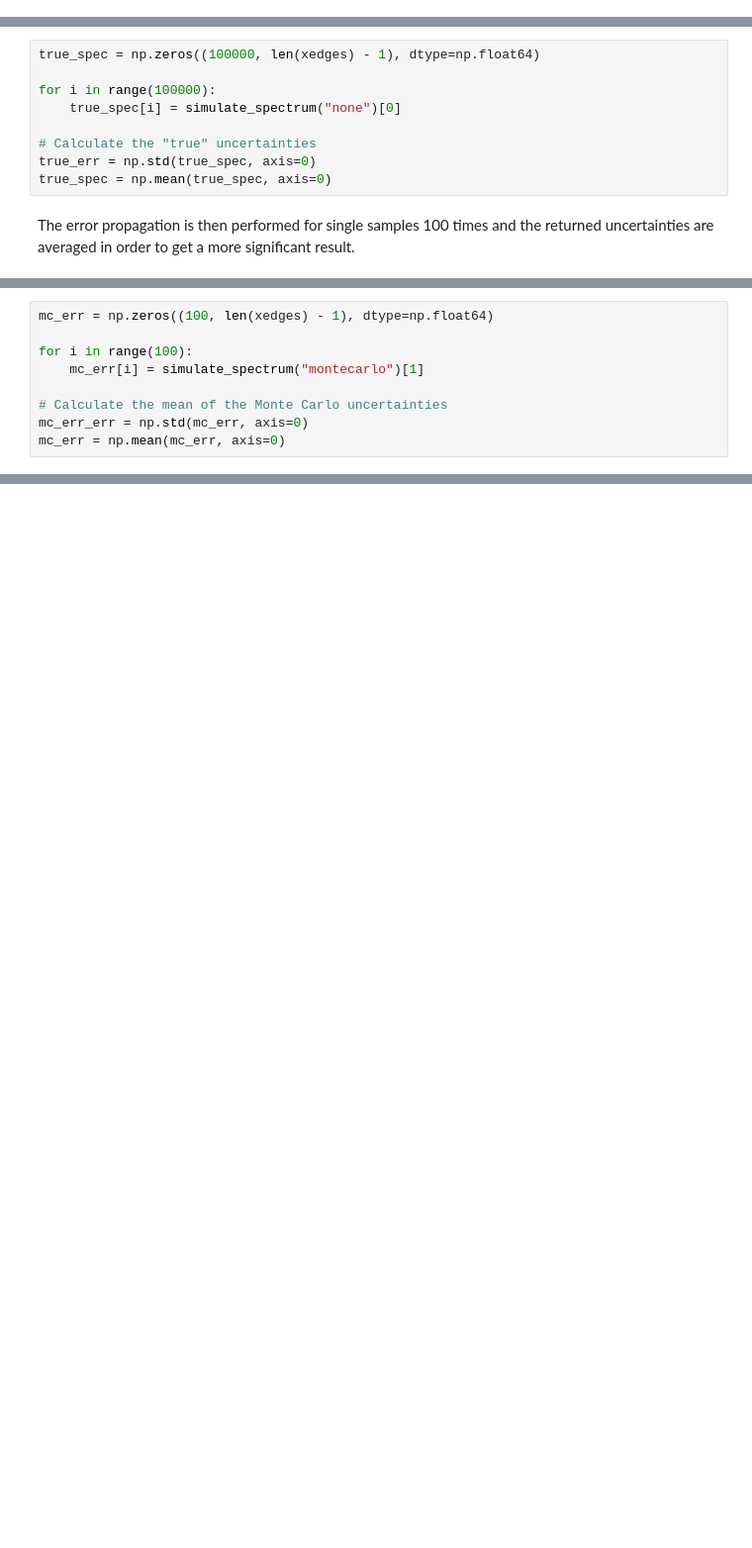
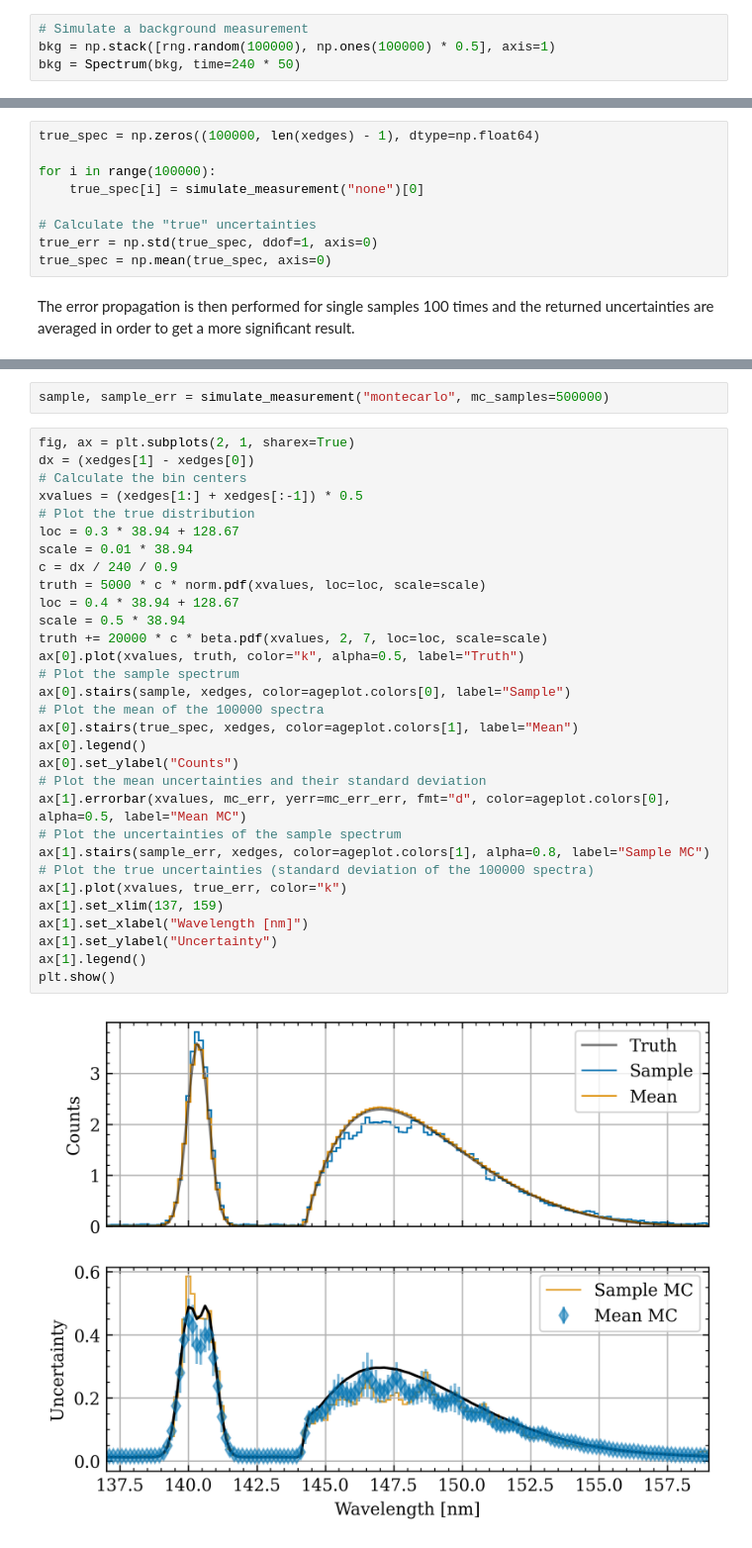
Before and after one commit to adryyan/agepy, a Jupyter notebook: docs/_notebooks/validate_error_prop.ipynb, the cells around one changed output, grey strips where cells are left out. Shown: that part at 99% size. Saved outputs shown, nothing was run; the diff lists cells and outputs as text; blank space fills up the shorter version.

```diff
--- a/docs/_notebooks/validate_error_prop.ipynb
+++ b/docs/_notebooks/validate_error_prop.ipynb
@@ -26 +29,5 @@ rng = np.random.default_rng()
+# %%
+# Simulate a background measurement
+bkg = np.stack([rng.random(100000), np.ones(100000) * 0.5], axis=1)
+bkg = Spectrum(bkg, time=240 * 50)
 # %% [markdown]
@@ -73,10 +86,10 @@ standard deviation of the 100000 spectra.
 true_spec = np.zeros((100000, len(xedges) - 1), dtype=np.float64)
 
 for i in range(100000):
-    true_spec[i] = simulate_spectrum("none")[0]
+    true_spec[i] = simulate_measurement("none")[0]
 
 # Calculate the "true" uncertainties
-true_err = np.std(true_spec, axis=0)
+true_err = np.std(true_spec, ddof=1, axis=0)
 true_spec = np.mean(true_spec, axis=0)
 # %% [markdown]
 The error propagation is then performed for single samples 100 times and
@@ -94,9 +106,0 @@ jacobi_err = np.mean(jacobi_err, axis=0)
-# %%
-mc_err = np.zeros((100, len(xedges) - 1), dtype=np.float64)
-
-for i in range(100):
-    mc_err[i] = simulate_spectrum("montecarlo")[1]
-
-# Calculate the mean of the Monte Carlo uncertainties
-mc_err_err = np.std(mc_err, axis=0)
-mc_err = np.mean(mc_err, axis=0)
@@ -131,0 +110,35 @@ method is however significantly faster and requires less memory.
+# %%
+sample, sample_err = simulate_measurement("montecarlo", mc_samples=500000)
+# %%
+fig, ax = plt.subplots(2, 1, sharex=True)
+dx = (xedges[1] - xedges[0])
+# Calculate the bin centers
+xvalues = (xedges[1:] + xedges[:-1]) * 0.5
+# Plot the true distribution
+loc = 0.3 * 38.94 + 128.67
+scale = 0.01 * 38.94
+c = dx / 240 / 0.9
+truth = 5000 * c * norm.pdf(xvalues, loc=loc, scale=scale)
+loc = 0.4 * 38.94 + 128.67
+scale = 0.5 * 38.94
+truth += 20000 * c * beta.pdf(xvalues, 2, 7, loc=loc, scale=scale)
+ax[0].plot(xvalues, truth, color="k", alpha=0.5, label="Truth")
+# Plot the sample spectrum
+ax[0].stairs(sample, xedges, color=ageplot.colors[0], label="Sample")
+# Plot the mean of the 100000 spectra
+ax[0].stairs(true_spec, xedges, color=ageplot.colors[1], label="Mean")
+ax[0].legend()
+ax[0].set_ylabel("Counts")
+# Plot the mean uncertainties and their standard deviation
+ax[1].errorbar(xvalues, mc_err, yerr=mc_err_err, fmt="d", color=ageplot.colors[0], alpha=0.5, label="Mean MC")
+# Plot the uncertainties of the sample spectrum
+ax[1].stairs(sample_err, xedges, color=ageplot.colors[1], alpha=0.8, label="Sample MC")
+# Plot the true uncertainties (standard deviation of the 100000 spectra)
+ax[1].plot(xvalues, true_err, color="k")
+ax[1].set_xlim(137, 159)
+ax[1].set_xlabel("Wavelength [nm]")
+ax[1].set_ylabel("Uncertainty")
+ax[1].legend()
+plt.show()
+# %% [output]
+[figure, added]
```
Also changed, not shown: parts of 9 cells of this notebook.
